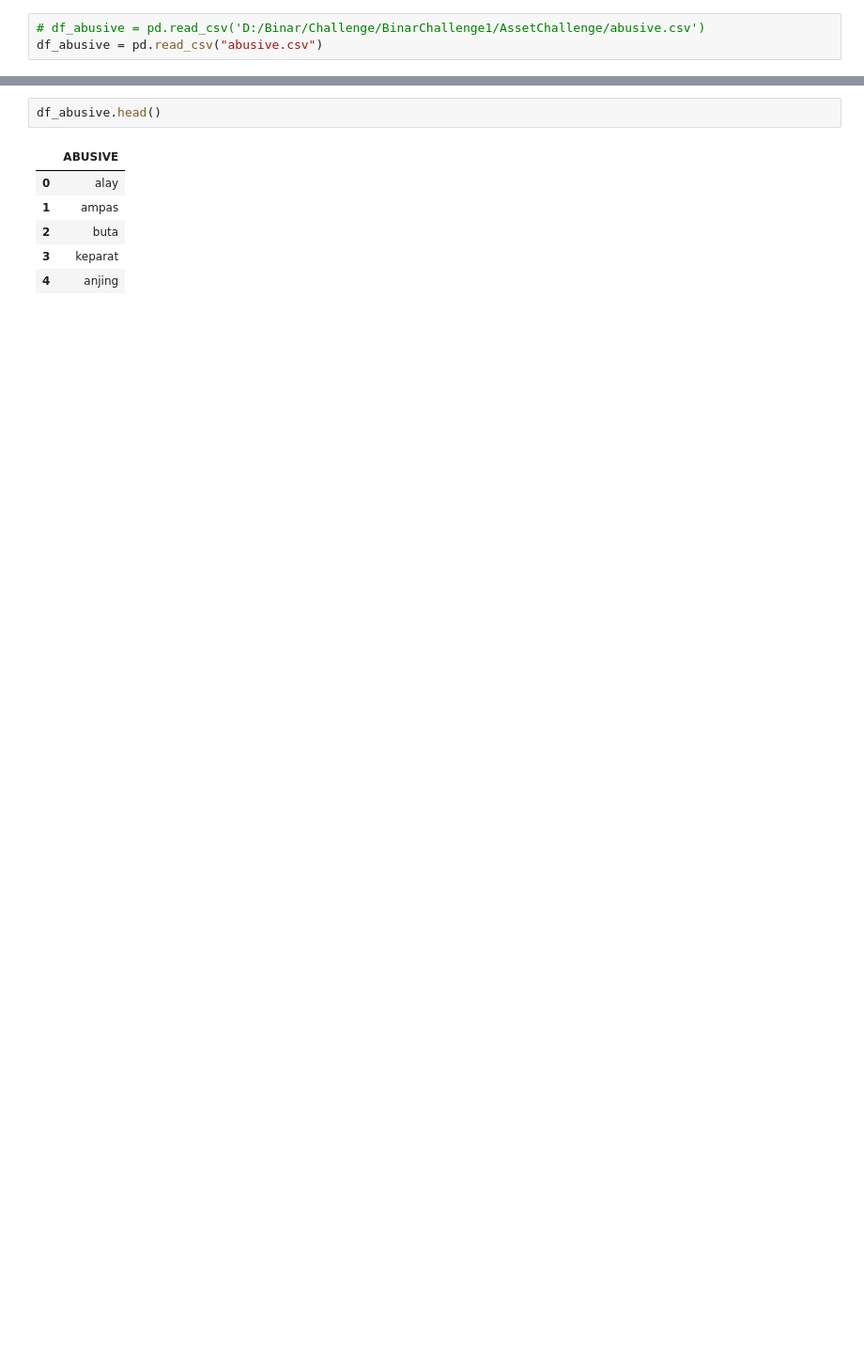
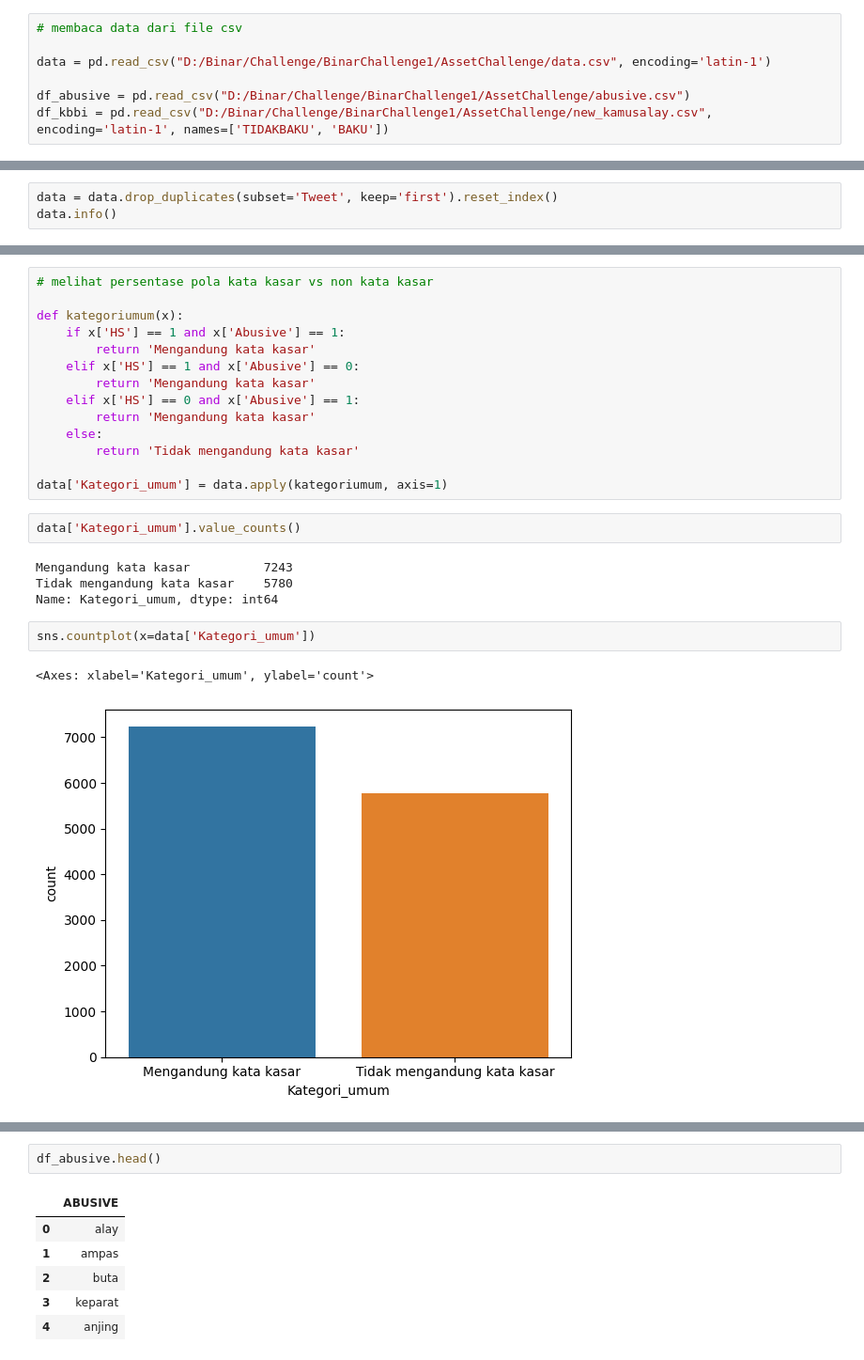
Before and after one commit to htomom/GoldChallenge, a Jupyter notebook: Workbook1.ipynb, the cells around one changed output, grey strips where cells are left out. Shown: that part at 94% size. Cells and saved outputs as stored; diff of their text form; blank space fills up the shorter version.

```diff
--- a/Workbook1.ipynb
+++ b/Workbook1.ipynb
@@ -9,3 +10,7 @@ print(pd.__version__)
 # %%
-# df_abusive = pd.read_csv('D:/Binar/Challenge/BinarChallenge1/AssetChallenge/abusive.csv')
-df_abusive = pd.read_csv("abusive.csv")
+# membaca data dari file csv
+
+data = pd.read_csv("D:/Binar/Challenge/BinarChallenge1/AssetChallenge/data.csv", encoding='latin-1')
+
+df_abusive = pd.read_csv("D:/Binar/Challenge/BinarChallenge1/AssetChallenge/abusive.csv")
+df_kbbi = pd.read_csv("D:/Binar/Challenge/BinarChallenge1/AssetChallenge/new_kamusalay.csv", encoding='latin-1', names=['TIDAKBAKU', 'BAKU'])
@@ -11,0 +54,3 @@ df_abusive = pd.read_csv("abusive.csv")
+# %%
+data = data.drop_duplicates(subset='Tweet', keep='first').reset_index()
+data.info()
@@ -11,0 +79,25 @@ df_abusive = pd.read_csv("abusive.csv")
+# %%
+# melihat persentase pola kata kasar vs non kata kasar
+
+def kategoriumum(x):
+    if x['HS'] == 1 and x['Abusive'] == 1:
+        return 'Mengandung kata kasar'
+    elif x['HS'] == 1 and x['Abusive'] == 0:
+        return 'Mengandung kata kasar'
+    elif x['HS'] == 0 and x['Abusive'] == 1:
+        return 'Mengandung kata kasar'
+    else:
+        return 'Tidak mengandung kata kasar'
+
+data['Kategori_umum'] = data.apply(kategoriumum, axis=1)
+# %%
+data['Kategori_umum'].value_counts()
+# %% [output]
+Mengandung kata kasar          7243
+Tidak mengandung kata kasar    5780
+Name: Kategori_umum, dtype: int64
+# %%
+sns.countplot(x=data['Kategori_umum'])
+# %% [output]
+<Axes: xlabel='Kategori_umum', ylabel='count'>
+[figure, added]
```
Also changed, not shown: parts of 42 cells of this notebook, 6 other files.
